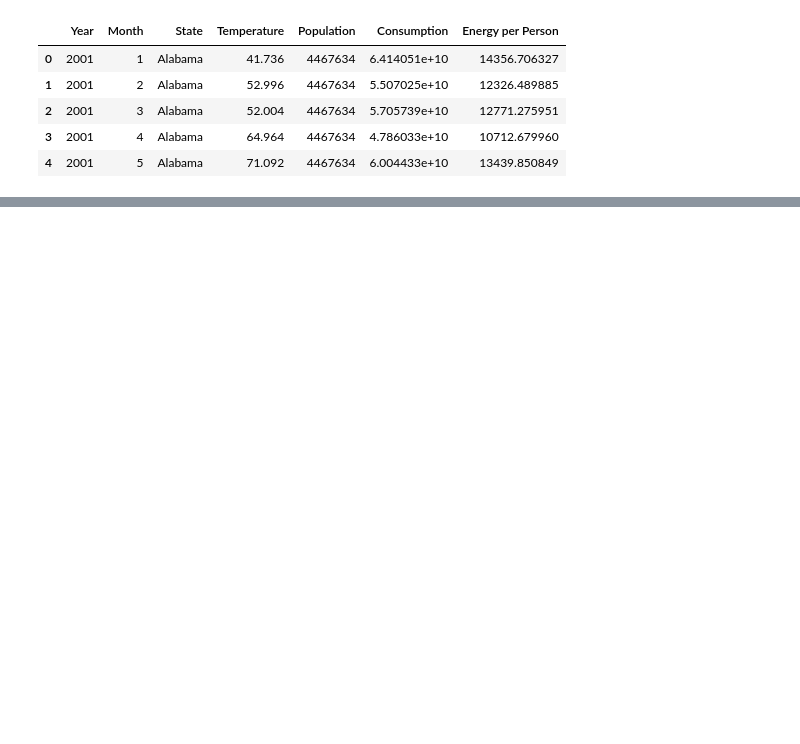
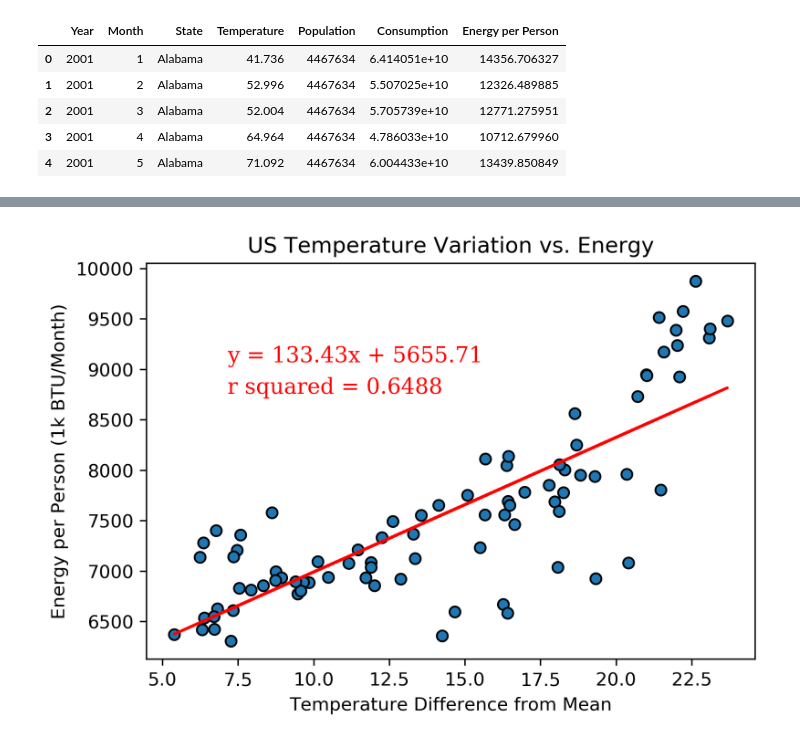
Before and after one commit to Siraj2493/Project-1, a Jupyter notebook: weather_analysis.ipynb, the cells around one changed output, grey strips where cells are left out. Cells and saved outputs as stored; diff of their text form; code cells hidden in the pictures; blank space fills up the shorter version.

```diff
--- a/weather_analysis.ipynb
+++ b/weather_analysis.ipynb
@@ -156,0 +179,27 @@ us_power_temp.plot(kind='scatter', x='temp_by_date', y='power_by_date')
+# %%
+# linear regression model
+x = us_power_temp_diff['Temperature Difference'].values.reshape(-1, 1)  # values converts it into a numpy array
+y = us_power_temp_diff['Energy per Person'].values.reshape(-1, 1)  # -1 means that calculate the dimension of rows, but have 1 column
+linear_regressor = LinearRegression()  # create object for the class
+linear_regressor.fit(x, y)  # perform linear regression
+y_pred = linear_regressor.predict(x)  # make predictions
+equation = f'y = {round(linear_regressor.coef_[0][0], 2)}x + {round(linear_regressor.intercept_[0], 2)}'
+r2 = linear_regressor.score(x, y)
+
+
+# plot of the liner regression
+font = {'family': 'serif',
+        'color':  'red',
+        'weight': 'normal',
+        'size': 12,
+        }
+plt.scatter(x, y, edgecolors='black')
+plt.plot(x, y_pred, color='red', visible=True)
+plt.xlabel('Temperature Difference from Mean')
+plt.ylabel('Energy per Person (1k BTU/Month)')
+plt.title('US Temperature Variation vs. Energy')
+plt.text(0.15, .80,equation, ha='left', va='top', transform=ax.transAxes, fontdict=font)
+plt.text(0.15, .72,f"r squared = {round(r2, 4)}", ha='left', va='top', transform=ax.transAxes, fontdict=font)
+plt.savefig('Images/US Temperature vs. Energy - LR.png', dpi=300)
+# %% [output]
+[figure, added]
```
Also changed, not shown: parts of 19 cells of this notebook, 3 other files.
